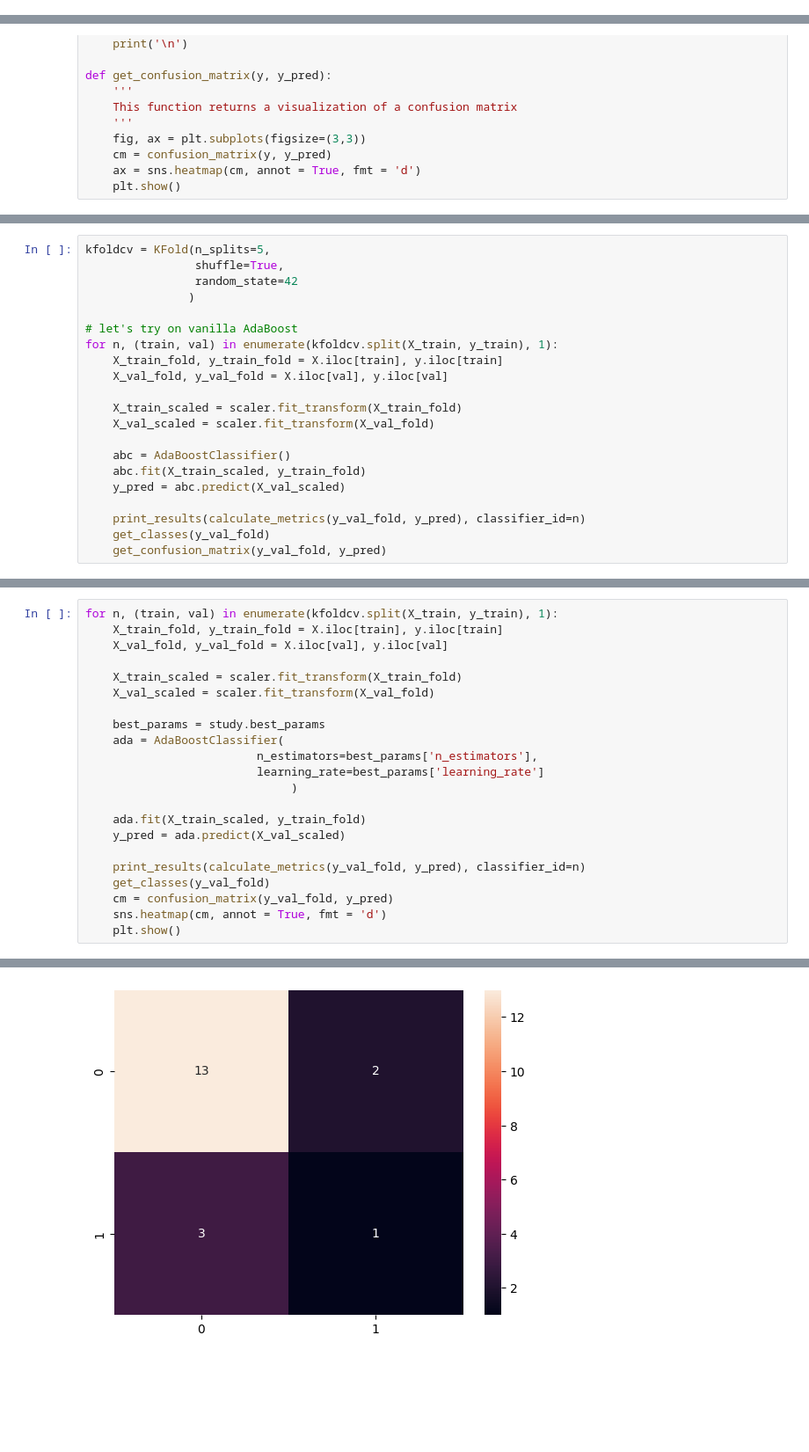
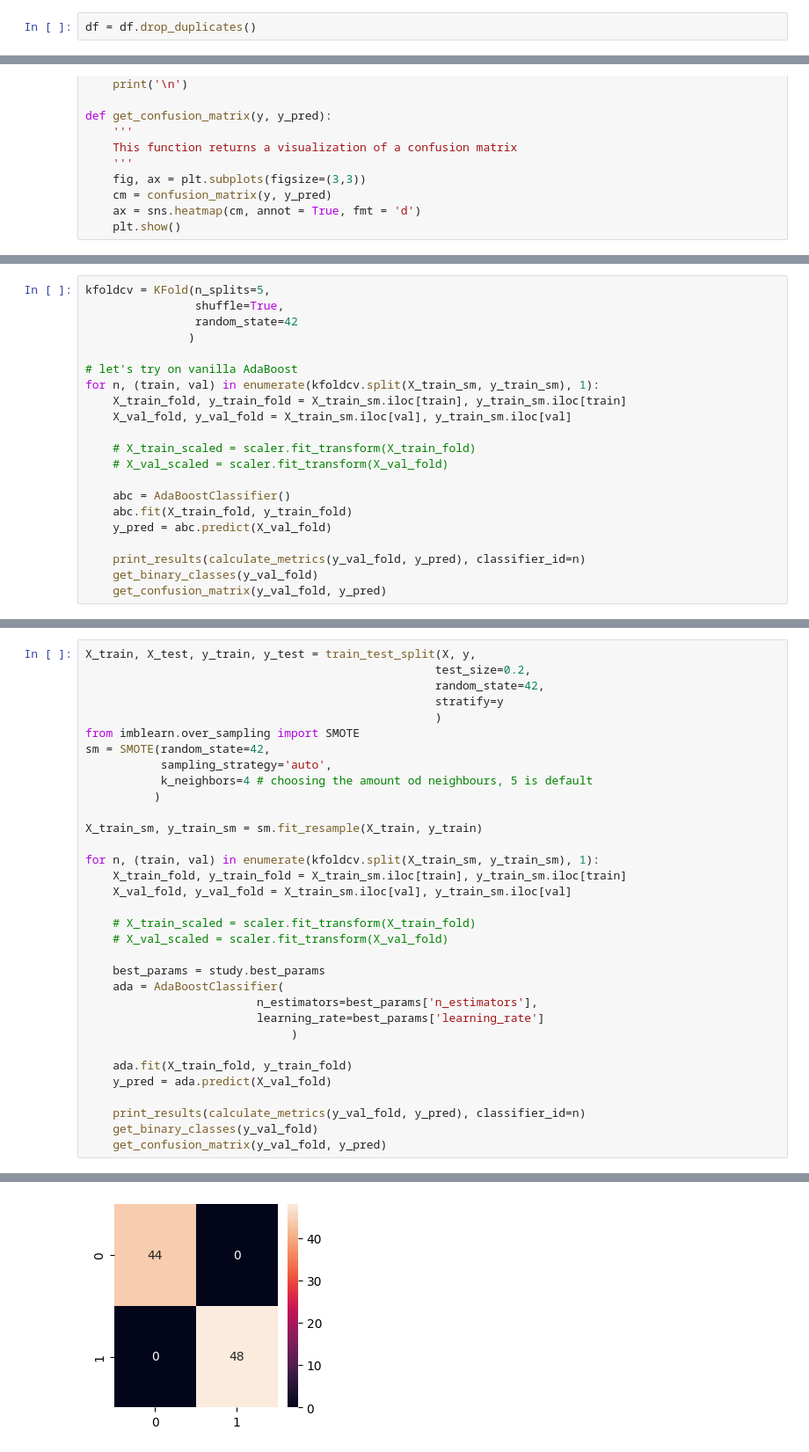
Before and after one commit to miladziekanowska/heart-failure-classification, a Jupyter notebook: Heart_failure_EDA_Modeling.ipynb, the cells around one changed output, grey strips where cells are left out. Shown at 88% size. Drawn from its saved outputs; the diff is of its cells as text; blank space fills up the shorter version.

```diff
--- a/Heart_failure_EDA_Modeling.ipynb
+++ b/Heart_failure_EDA_Modeling.ipynb
@@ -434 +413,3 @@ plt.show()
+# %%
+df = df.drop_duplicates()
 # %% [markdown]
@@ -501,19 +486,19 @@ kfoldcv = KFold(n_splits=5,
                )
 
 # let's try on vanilla AdaBoost
-for n, (train, val) in enumerate(kfoldcv.split(X_train, y_train), 1):
-    X_train_fold, y_train_fold = X.iloc[train], y.iloc[train]
-    X_val_fold, y_val_fold = X.iloc[val], y.iloc[val]
+for n, (train, val) in enumerate(kfoldcv.split(X_train_sm, y_train_sm), 1):
+    X_train_fold, y_train_fold = X_train_sm.iloc[train], y_train_sm.iloc[train]
+    X_val_fold, y_val_fold = X_train_sm.iloc[val], y_train_sm.iloc[val]
 
-    X_train_scaled = scaler.fit_transform(X_train_fold)
-    X_val_scaled = scaler.fit_transform(X_val_fold)
+    # X_train_scaled = scaler.fit_transform(X_train_fold)
+    # X_val_scaled = scaler.fit_transform(X_val_fold)
 
     abc = AdaBoostClassifier()
-    abc.fit(X_train_scaled, y_train_fold)
-    y_pred = abc.predict(X_val_scaled)
+    abc.fit(X_train_fold, y_train_fold)
+    y_pred = abc.predict(X_val_fold)
 
     print_results(calculate_metrics(y_val_fold, y_pred), classifier_id=n)
-    get_classes(y_val_fold)
+    get_binary_classes(y_val_fold)
     get_confusion_matrix(y_val_fold, y_pred)
 # %% [output]
 Results for 1
@@ -648,10 +644,23 @@ best_params
 # %%
-for n, (train, val) in enumerate(kfoldcv.split(X_train, y_train), 1):
-    X_train_fold, y_train_fold = X.iloc[train], y.iloc[train]
-    X_val_fold, y_val_fold = X.iloc[val], y.iloc[val]
+X_train, X_test, y_train, y_test = train_test_split(X, y,
+                                                   test_size=0.2,
+                                                   random_state=42,
+                                                   stratify=y
+                                                   )
+from imblearn.over_sampling import SMOTE
+sm = SMOTE(random_state=42,
+           sampling_strategy='auto',
+           k_neighbors=4 # choosing the amount od neighbours, 5 is default
+          )
 
-    X_train_scaled = scaler.fit_transform(X_train_fold)
-    X_val_scaled = scaler.fit_transform(X_val_fold)
+X_train_sm, y_train_sm = sm.fit_resample(X_train, y_train)
+
+for n, (train, val) in enumerate(kfoldcv.split(X_train_sm, y_train_sm), 1):
+    X_train_fold, y_train_fold = X_train_sm.iloc[train], y_train_sm.iloc[train]
+    X_val_fold, y_val_fold = X_train_sm.iloc[val], y_train_sm.iloc[val]
+
+    # X_train_scaled = scaler.fit_transform(X_train_fold)
+    # X_val_scaled = scaler.fit_transform(X_val_fold)
 
     best_params = study.best_params
     ada = AdaBoostClassifier(
@@ -659,14 +668,12 @@ for n, (train, val) in enumerate(kfoldcv.split(X_train, y_train), 1):
                          learning_rate=best_params['learning_rate']
                               )
 
-    ada.fit(X_train_scaled, y_train_fold)
-    y_pred = ada.predict(X_val_scaled)
+    ada.fit(X_train_fold, y_train_fold)
+    y_pred = ada.predict(X_val_fold)
 
     print_results(calculate_metrics(y_val_fold, y_pred), classifier_id=n)
-    get_classes(y_val_fold)
-    cm = confusion_matrix(y_val_fold, y_pred)
-    sns.heatmap(cm, annot = True, fmt = 'd')
-    plt.show()
+    get_binary_classes(y_val_fold)
+    get_confusion_matrix(y_val_fold, y_pred)
 # %% [output]
 Results for 1
 ----
@@ -682,3 +687,3 @@ Quantities are 15 for 0, 4 for 1
-[figure, old version]
+[figure, new version]
 Results for 2
 ----
```
Also changed, not shown: parts of 35 cells of this notebook.
